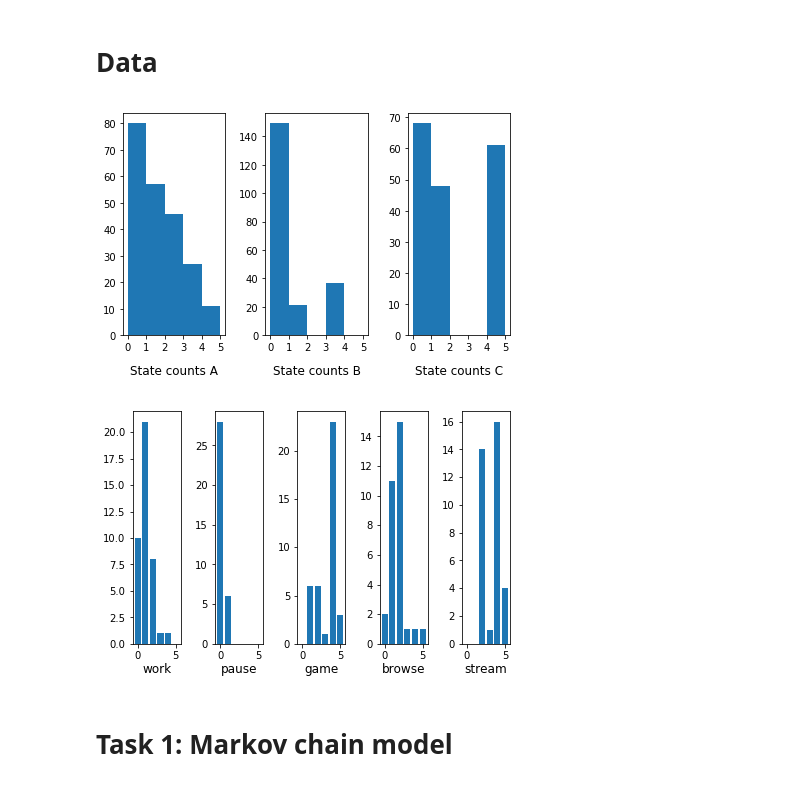
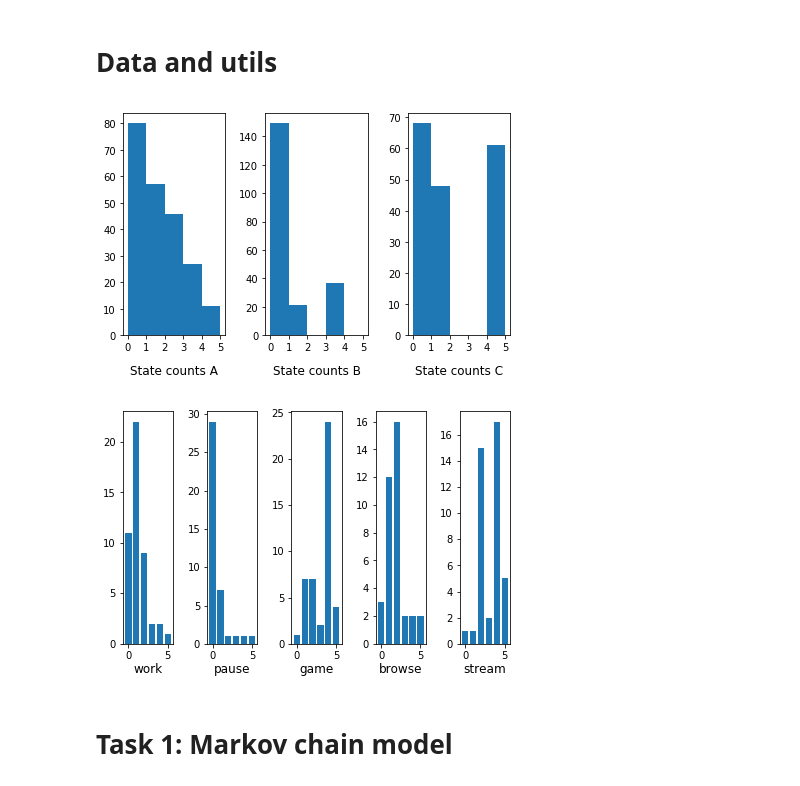
Before and after one commit to m-toman/osue_exercise2, a Jupyter notebook: exercise.ipynb, the cells around one changed output. Cells and saved outputs as stored; diff of their text form; code cells hidden in the pictures.

```diff
--- a/exercise.ipynb
+++ b/exercise.ipynb
@@ -5,7 +5,7 @@ import os
 import numpy as np
 import matplotlib.pyplot as plt
 # %% [markdown]
-# Data
+# Data and utils
 # %%
 users = ["A", "B", "C"]  # the three users we are interested in
 states = {"work": 0, "pause": 1, "game": 2, "browse": 3, "stream": 4}   # their states (activities)
@@ -19,6 +19,10 @@ def convert_state(state):
 
 def convert_observation(observation):
     return observations[observation]
+
+def convert_state_observation(state_observation, sep=','):
+    state, observation = state_observation.split(sep)
+    return (convert_state(state), convert_observation(observation))
 
 
 def load_activities(users):
@@ -45,16 +49,27 @@ def load_observations():
               np.vectorize(states.get)(data[:, 0]),
               np.vectorize(observations.get)(data[:, 1]))).T
 
-    # counts per activity
+    # counts per activity, matrix activity x observation
     # dictionary with keys activity, values arrays
     # as arr[observation] == count
-    observation_counts = {}
+    observation_counts = np.ones((len(states), len(observations)))
     for row in full_data:
         activity, observation = row
-        if activity not in observation_counts:
-            observation_counts[activity] = np.zeros((len(observations)))
         observation_counts[activity][observation] += 1.0
     return (full_data, observation_counts)
+
+
+def load_testsets(users):
+    """ Load testsets from the files. """
+    activities_data = {}   # map user -> activties_data
+    for u in users:
+        # load activities CSV
+        path = os.path.join("data", u + "_testset.csv")
+        data = np.genfromtxt(path, dtype='unicode', delimiter='|')
+        # we are only interested in the second column
+        # and map the activity/observation names to tuples of indices
+        activities_data[u] = [list(map(convert_state_observation, d.split())) for d in data[:, 1]]
+    return activities_data
 
 
 def split_testset(activities_data, test_set_size=3):
@@ -79,6 +94,22 @@ def plot_transition_matrices(models):
     plt.close(fig)
 
 
+def plot_graphs(models):
+    """ Plots graphs for the provided models """
+    import networkx as nx
+    fig, axarr = plt.subplots(1, len(models))
+    plt_num = 0
+    for user in models:
+        A = models[user][0]
+        G = nx.from_numpy_matrix(A)
+        nx.draw(G)
+        axarr[plt_num].set_title("Transition matrix " + user, y=-0.3)
+        plt_num += 1
+    plt.tight_layout()
+    plt.show()
+    plt.close(fig)
+
+
 def plot_results(results_matrix):
     """ Plots classification results """
     fig = plt.figure(figsize=(100,100))
@@ -91,48 +122,50 @@ def plot_models(models):
     # chain model
     # if (len(model) == 2):
     plot_transition_matrices(models)
+    #plot_graphs(models)
 
 
 def plot_observation_counts(observation_counts):
     """ Plots transition matrices for the provided models """
     fig, axarr = plt.subplots(1, len(observation_counts))
     plt_num = 0
-    for activity in observation_counts:
-        counts = [int(c) for c in observation_counts[activity]]
+    for idx, row in enumerate(observation_counts):
+        counts = [int(c) for c in row]
         axarr[plt_num].bar(range(len(counts)), counts)
-        axarr[plt_num].set_title(states_inv[activity], y=-0.15)
+        axarr[plt_num].set_title(states_inv[idx], y=-0.15)
         plt_num += 1
     plt.tight_layout()
     plt.show()
     plt.close(fig)
 
 
 def plot_activities(activities_data):
     fig, axarr = plt.subplots(1, len(activities_data))
     plt_num = 0
     for user in activities_data:
         user_activities = activities_data[user]
         flat_activites = [i for sl in user_activities for i in sl]
         bins = sorted(states.values())
         bins.append(len(states))
         axarr[plt_num].hist(flat_activites, bins=bins)
         axarr[plt_num].set_xticks(bins)
         axarr[plt_num].set_title("State counts " + user, y=-0.2)
         plt_num += 1
     plt.tight_layout()
     plt.show()
     plt.close(fig)
 
 
 # load data into global variables
 activities_data = load_activities(users)
+testset_data = load_testsets(users)
 observations_data, observations_counts = load_observations()
 
 plot_activities(activities_data)
 plot_observation_counts(observations_counts)
 # %% [output]
 [figure]
-[figure, old version]
+[figure, new version]
 # %% [markdown]
 # Task 1: Markov chain model
 # %%
```
Also changed, not shown: parts of 5 cells of this notebook, 3 other files.
